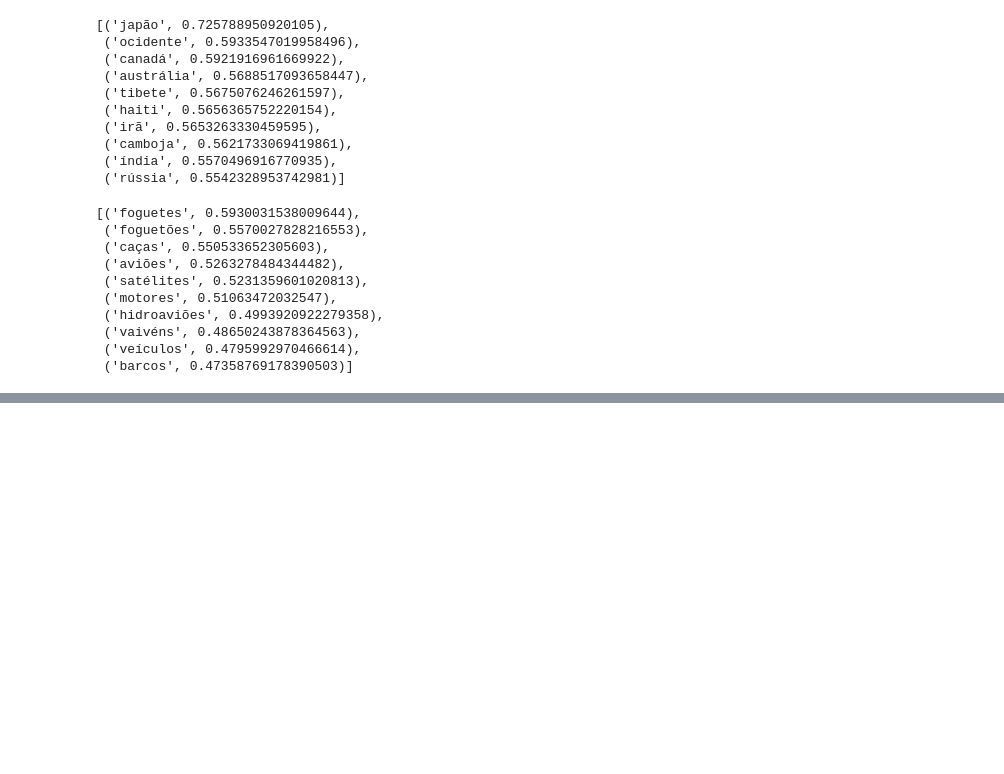
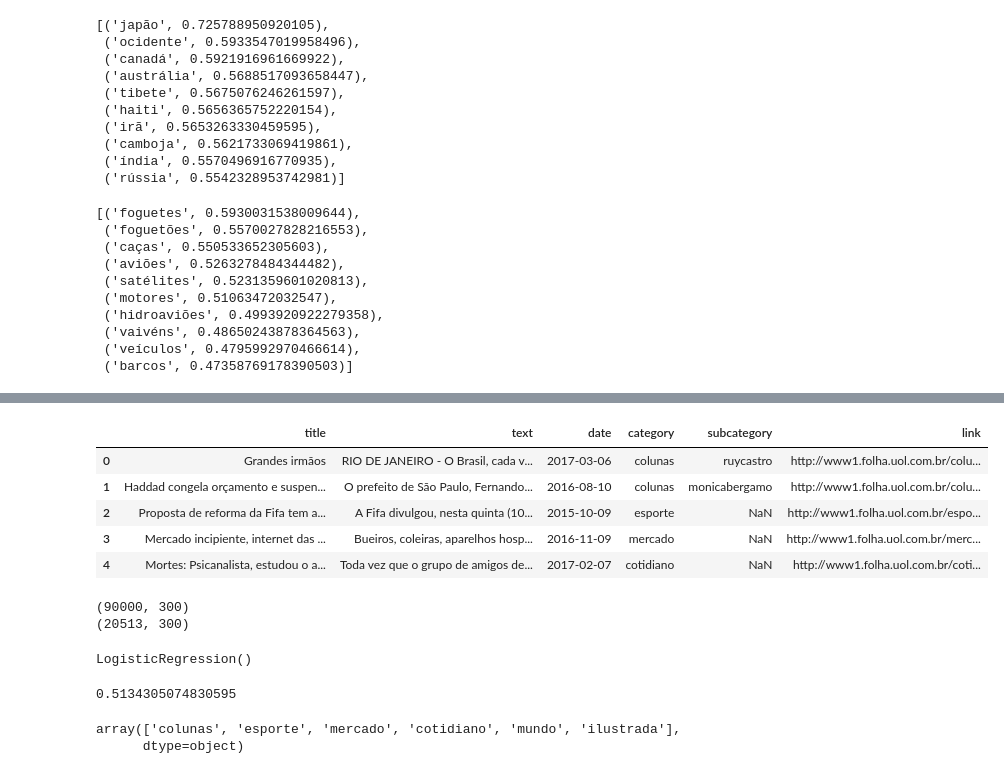
Before and after one commit to ElisabeteXavier/FIAP-Pos-IA-para-Devs, a Jupyter notebook: Fase 2/MEU DESENVOLVIMENTO/PLN/Aula 5 /teste.ipynb, the cells around one changed output, grey strips where cells are left out. Saved outputs shown, nothing was run; the diff lists cells and outputs as text; code cells hidden in the pictures; blank space fills up the shorter version.

```diff
--- a/Fase 2/MEU DESENVOLVIMENTO/PLN/Aula 5 /teste.ipynb
+++ b/Fase 2/MEU DESENVOLVIMENTO/PLN/Aula 5 /teste.ipynb
@@ -142,0 +212,31 @@ modelo.most_similar(positive= ["carros","foguete"], negative="carro")
+# %%
+artigo_teste.head()
+# %% [output]
+|  | title | text | date | category | subcategory | link |
+| 0 | Grandes irmãos | RIO DE JANEIRO - O Brasil, cada v... | 2017-03-06 | colunas | ruycastro | http://www1.folha.uol.com.br/colu... |
+| 1 | Haddad congela orçamento e suspen... | O prefeito de São Paulo, Fernando... | 2016-08-10 | colunas | monicabergamo | http://www1.folha.uol.com.br/colu... |
+| 2 | Proposta de reforma da Fifa tem a... | A Fifa divulgou, nesta quinta (10... | 2015-10-09 | esporte | NaN | http://www1.folha.uol.com.br/espo... |
+| 3 | Mercado incipiente, internet das ... | Bueiros, coleiras, aparelhos hosp... | 2016-11-09 | mercado | NaN | http://www1.folha.uol.com.br/merc... |
+| 4 | Mortes: Psicanalista, estudou o a... | Toda vez que o grupo de amigos de... | 2017-02-07 | cotidiano | NaN | http://www1.folha.uol.com.br/coti... |
+# %%
+print(matriz_vetores_treino.shape)
+print(matriz_vetores_teste.shape)
+# %% [output]
+(90000, 300)
+(20513, 300)
+# %%
+from sklearn.linear_model import LogisticRegression
+
+LR = LogisticRegression()
+LR.fit(matriz_vetores_treino,artigo_treino.category)
+# %% [output]
+LogisticRegression()
+# %%
+LR.score(matriz_vetores_teste,artigo_teste.category)
+# %% [output]
+0.5134305074830595
+# %%
+artigo_teste.category.unique()
+# %% [output]
+array(['colunas', 'esporte', 'mercado', 'cotidiano', 'mundo', 'ilustrada'],
+      dtype=object)
```
Also changed, not shown: parts of 9 cells of this notebook.
